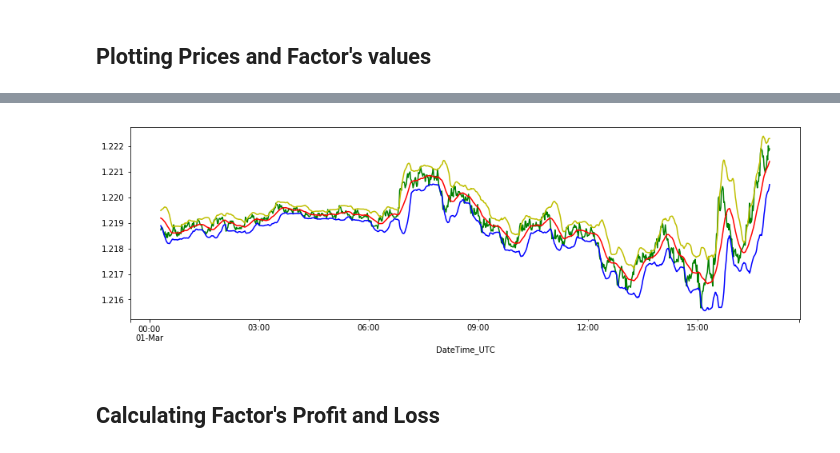
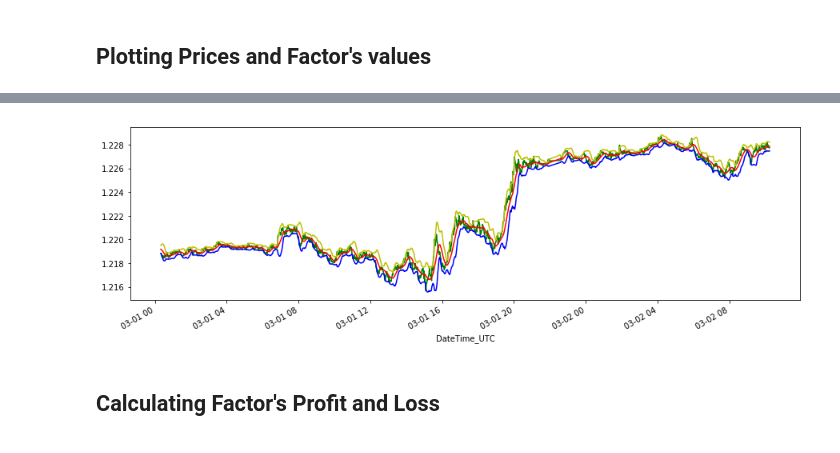
Before and after one commit to radocisar/JupyterGit, a Jupyter notebook: FX_Analysis/FX_Data_Analysis.ipynb, the cells around one changed output, grey strips where cells are left out. Cells and saved outputs as stored; diff of their text form; code cells hidden in the pictures.

```diff
--- a/FX_Analysis/FX_Data_Analysis.ipynb
+++ b/FX_Analysis/FX_Data_Analysis.ipynb
@@ -91,10 +91,12 @@ min_1_analyzed_df.head()
 min_1_analyzed_df["Middle_Band"] = min_1_analyzed_df["Close"].rolling(20).mean()
 min_1_analyzed_df["Upper_Band"] = min_1_analyzed_df["Middle_Band"] + (min_1_analyzed_df["Close"].rolling(20).std()*2)
 min_1_analyzed_df["Lower_Band"] = min_1_analyzed_df["Middle_Band"] - (min_1_analyzed_df["Close"].rolling(20).std()*2)
-min_1_analyzed_df["Lower_Band_Shifted"] = min_1_analyzed_df["Lower_Band"].shift(1)
-min_1_analyzed_df["Upper_Band_Shifted"] = min_1_analyzed_df["Upper_Band"].shift(1)
-min_1_analyzed_df["Is_Prev_Cndl_Up"] = (min_1_analyzed_df["Close"].shift(1) - min_1_analyzed_df["Open"].shift(1)) >= 0)
+min_1_analyzed_df["Prev_Lower_Band"] = min_1_analyzed_df["Lower_Band"].shift(1)
+min_1_analyzed_df["Prev_Upper_Band"] = min_1_analyzed_df["Upper_Band"].shift(1)
+min_1_analyzed_df["Is_Prev_Cndl_Up"] = ((min_1_analyzed_df["Close"].shift(1) - min_1_analyzed_df["Open"].shift(1)) >= 0)
 min_1_analyzed_df["Five_per_std"] = min_1_analyzed_df["Close"].rolling(5).std()
+min_1_analyzed_df["Prev_High"] = min_1_analyzed_df["High"].shift(1)
+min_1_analyzed_df["Prev_Low"] = min_1_analyzed_df["Low"].shift(1)
 
 # min_1_analyzed_df["SMA10_vs_SMA20"] = min_1_analyzed_df["SMA10"] - min_1_analyzed_df["SMA20"]
 # min_1_analyzed_df["SMA10_vs_SMA20_Shifted"] = min_1_analyzed_df["SMA10_vs_SMA20"].shift(1)
@@ -144,7 +146,7 @@ min_1_analyzed_df.head(35)
 ### Filter for including only certain times of the day
 # %%
 filter_days = []
-filter_hours = [6] #range(6,7)
+filter_hours = range(7,17)
 filter_mins = []
 filter_secs = []
 
@@ -209,14 +211,20 @@ class pos_open:
             cls.is_position_open = False
 
 def enter_factor(row):
-    if (row.SMA10_vs_SMA20 < 0) & (row.Close_vs_SMA20 > 0) & (row.SMA10_vs_SMA20_Shifted >= 0) & (pos_open.is_position_open == False):
+    if (row.Lower_Band <= row.Prev_Lower_Band) \
+    & (row.Upper_Band > row.Prev_Upper_Band) \
+    & (row.Is_Prev_Cndl_Up = True) \
+    & (row.High > row.Prev_High) \
+    & (row.Five_per_std <= 0.00011) \
+    & (pos_open.is_position_open == False):
         entry = True
     else:
         entry = False
     return entry
 
 def take_profit(row):
-    if (row.Close_vs_SMA20 < 0) & (pos_open.is_position_open == True):
+    if (row.Low < Middle_Band) \
+    & (pos_open.is_position_open == True):
         take_prft = True
     else:
         take_prft = False
@@ -284,11 +292,11 @@ min_1_analyzed_df.head(50)
 
 fig = plt.figure(figsize=(15,15))
 ax1 = plt.subplot(3,1,1)
-min_1_analyzed_df["Close"].head(1000).plot(ax=ax1, color="g")
+min_1_analyzed_df["Close"].head(2000).plot(ax=ax1, color="g")
 ax2 = plt.subplot(3,1,1)
-min_1_analyzed_df["Middle Band"].head(1000).plot(ax=ax1, color="r")
+min_1_analyzed_df["Middle_Band"].head(2000).plot(ax=ax1, color="r")
 ax3 = plt.subplot(3,1,1)
-min_1_analyzed_df["Upper Band"].head(1000).plot(ax=ax1, color="y")
-min_1_analyzed_df["Lower Band"].head(1000).plot(ax=ax1, color="b")
+min_1_analyzed_df["Upper_Band"].head(2000).plot(ax=ax1, color="y")
+min_1_analyzed_df["Lower_Band"].head(2000).plot(ax=ax1, color="b")
 plt.show()
 # %% [output]
@@ -299,4 +303,4 @@ Adding an axes using the same arguments as a previous axes currently reuses the
-[figure, old version]
+[figure, new version]
 # %% [markdown]
 ## Calculating Factor's Profit and Loss
 # %%
```
Also changed, not shown: parts of 5 cells of this notebook.
